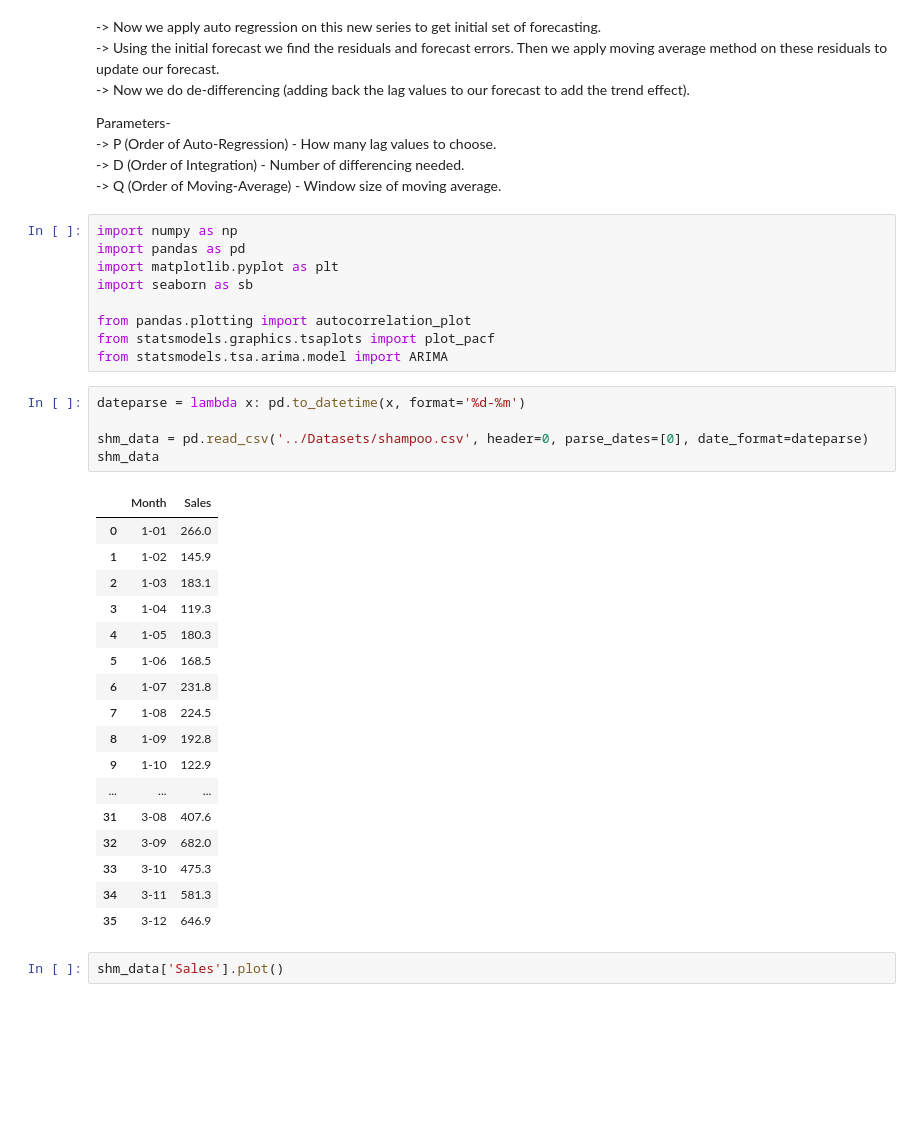
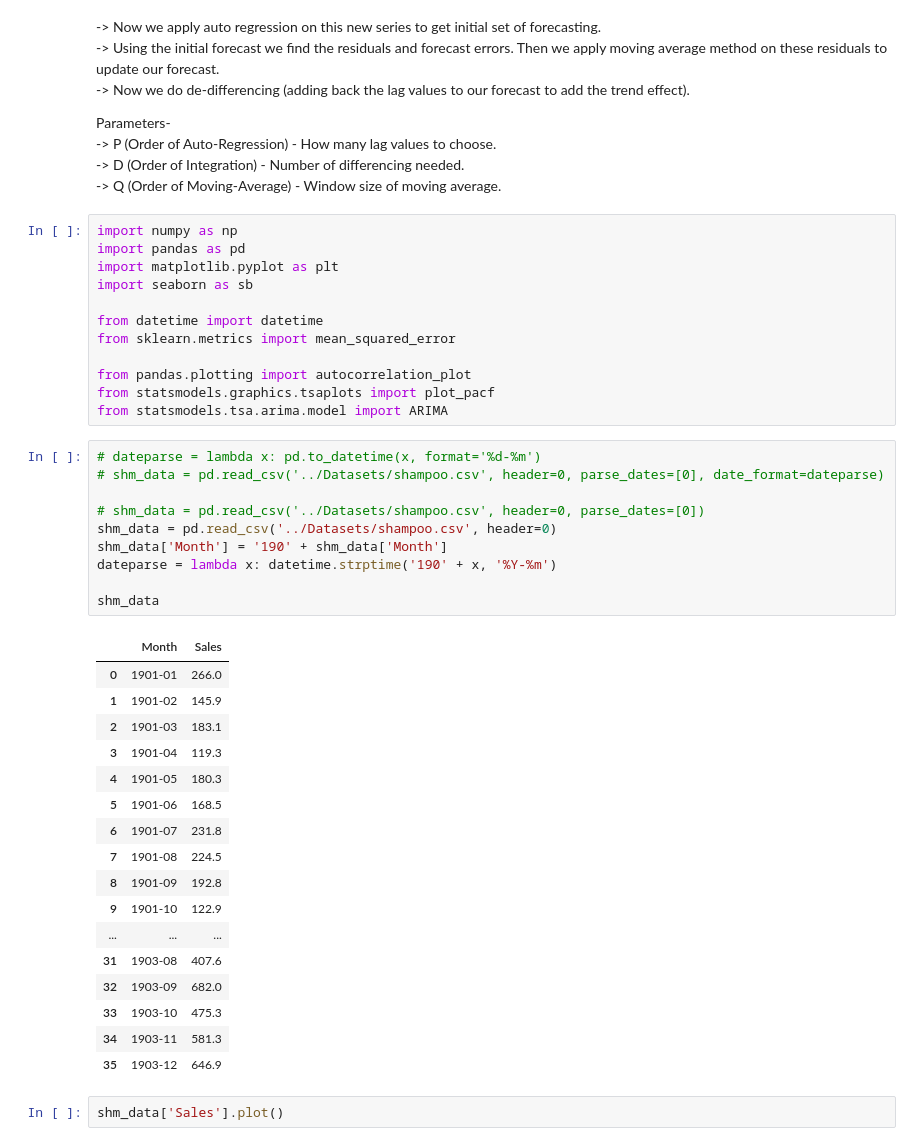
Before and after one commit to Mansish-101M99/Machine_Learning_use_MM, a Jupyter notebook: Time_Series_Forecasting/time_sr_forecast5.ipynb, the cells around one changed output. Cells and saved outputs as stored; diff of their text form; blank space fills up the shorter version.

```diff
--- a/Time_Series_Forecasting/time_sr_forecast5.ipynb
+++ b/Time_Series_Forecasting/time_sr_forecast5.ipynb
@@ -29,32 +29,40 @@ import pandas as pd
 import matplotlib.pyplot as plt
 import seaborn as sb
 
+from datetime import datetime
+from sklearn.metrics import mean_squared_error
+
 from pandas.plotting import autocorrelation_plot
 from statsmodels.graphics.tsaplots import plot_pacf
 from statsmodels.tsa.arima.model import ARIMA
 # %%
-dateparse = lambda x: pd.to_datetime(x, format='%d-%m')
+# dateparse = lambda x: pd.to_datetime(x, format='%d-%m')
+# shm_data = pd.read_csv('../Datasets/shampoo.csv', header=0, parse_dates=[0], date_format=dateparse)
 
-shm_data = pd.read_csv('../Datasets/shampoo.csv', header=0, parse_dates=[0], date_format=dateparse)
+# shm_data = pd.read_csv('../Datasets/shampoo.csv', header=0, parse_dates=[0])
+shm_data = pd.read_csv('../Datasets/shampoo.csv', header=0)
+shm_data['Month'] = '190' + shm_data['Month']
+dateparse = lambda x: datetime.strptime('190' + x, '%Y-%m')
+
 shm_data
 # %% [output]
 |  | Month | Sales |
-| 0 | 1-01 | 266.0 |
-| 1 | 1-02 | 145.9 |
-| 2 | 1-03 | 183.1 |
-| 3 | 1-04 | 119.3 |
-| 4 | 1-05 | 180.3 |
-| 5 | 1-06 | 168.5 |
-| 6 | 1-07 | 231.8 |
-| 7 | 1-08 | 224.5 |
-| 8 | 1-09 | 192.8 |
-| 9 | 1-10 | 122.9 |
+| 0 | 1901-01 | 266.0 |
+| 1 | 1901-02 | 145.9 |
+| 2 | 1901-03 | 183.1 |
+| 3 | 1901-04 | 119.3 |
+| 4 | 1901-05 | 180.3 |
+| 5 | 1901-06 | 168.5 |
+| 6 | 1901-07 | 231.8 |
+| 7 | 1901-08 | 224.5 |
+| 8 | 1901-09 | 192.8 |
+| 9 | 1901-10 | 122.9 |
 | ... | ... | ... |
-| 31 | 3-08 | 407.6 |
-| 32 | 3-09 | 682.0 |
-| 33 | 3-10 | 475.3 |
-| 34 | 3-11 | 581.3 |
-| 35 | 3-12 | 646.9 |
+| 31 | 1903-08 | 407.6 |
+| 32 | 1903-09 | 682.0 |
+| 33 | 1903-10 | 475.3 |
+| 34 | 1903-11 | 581.3 |
+| 35 | 1903-12 | 646.9 |
 # %%
 shm_data['Sales'].plot()
 # %% [output]
```
Also changed, not shown: parts of 10 cells of this notebook.
